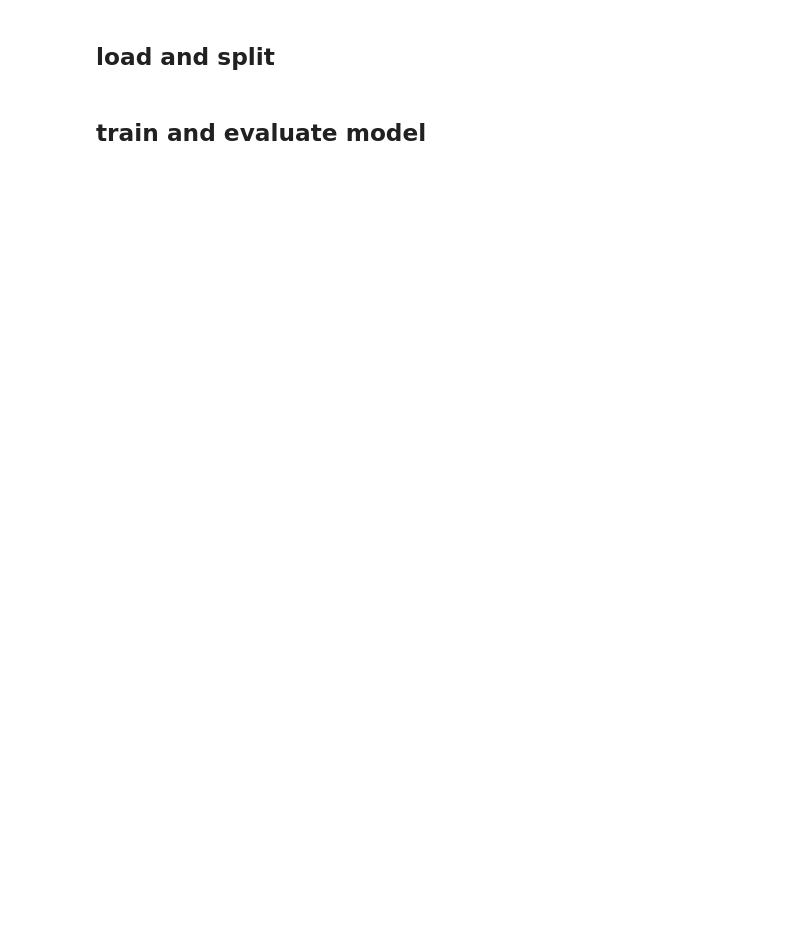
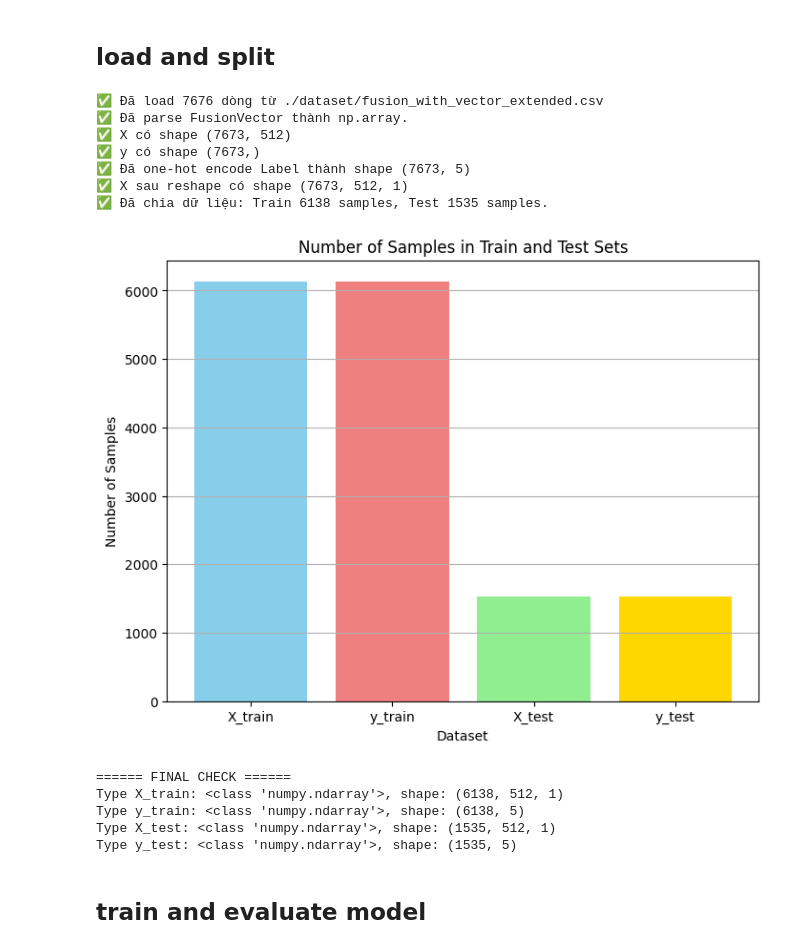
Before and after one commit to t4nti3n/powershell_detection_multimodel_multioutput, a Jupyter notebook: power_detector_extend.ipynb, the cells around one changed output. Cells and saved outputs as stored; diff of their text form; code cells hidden in the pictures; blank space fills up the shorter version.

```diff
--- a/power_detector_extend.ipynb
+++ b/power_detector_extend.ipynb
@@ -819,6 +1023,9 @@ except Exception as e:
     exit()
 
 print(f"✅ Đã load {len(df)} dòng từ {fusion_with_vector_csv}")
+
+# Chỉ giữ lại dòng có label hợp lệ
+df = df[df['Label'].apply(lambda x: isinstance(x, str) and x.strip() != '')]
 
 # ===== Parse FusionVector từ chuỗi sang np.array =====
 
@@ -861,33 +1068,47 @@ print(f"✅ X sau reshape có shape {X.shape}")
 X_train, X_test, y_train, y_test = train_test_split(X, y, test_size=0.2, random_state=42)
 
 print(f"✅ Đã chia dữ liệu: Train {X_train.shape[0]} samples, Test {X_test.shape[0]} samples.")
 
 # ===== Visualization: Số lượng mẫu train/test =====
 
 # Data for bar chart
 data = {
     'Dataset': ['X_train', 'y_train', 'X_test', 'y_test'],
     'Number of Samples': [X_train.shape[0], y_train.shape[0], X_test.shape[0], y_test.shape[0]]
 }
 
 df_vis = pd.DataFrame(data)
 
 # Create the bar chart
 plt.figure(figsize=(8, 6))
 plt.bar(df_vis['Dataset'], df_vis['Number of Samples'], color=['skyblue', 'lightcoral', 'lightgreen', 'gold'])
 plt.xlabel('Dataset')
 plt.ylabel('Number of Samples')
 plt.title('Number of Samples in Train and Test Sets')
 plt.grid(axis='y')
 plt.show()
 
 # ===== In lại kiểm tra cuối =====
 
 print("====== FINAL CHECK ======")
 print(f"Type X_train: {type(X_train)}, shape: {X_train.shape}")
 print(f"Type y_train: {type(y_train)}, shape: {y_train.shape}")
 print(f"Type X_test: {type(X_test)}, shape: {X_test.shape}")
 print(f"Type y_test: {type(y_test)}, shape: {y_test.shape}")
+# %% [output]
+✅ Đã load 7676 dòng từ ./dataset/fusion_with_vector_extended.csv
+✅ Đã parse FusionVector thành np.array.
+✅ X có shape (7673, 512)
+✅ y có shape (7673,)
+✅ Đã one-hot encode Label thành shape (7673, 5)
+✅ X sau reshape có shape (7673, 512, 1)
+✅ Đã chia dữ liệu: Train 6138 samples, Test 1535 samples.
+[figure, added]
+====== FINAL CHECK ======
+Type X_train: <class 'numpy.ndarray'>, shape: (6138, 512, 1)
+Type y_train: <class 'numpy.ndarray'>, shape: (6138, 5)
+Type X_test: <class 'numpy.ndarray'>, shape: (1535, 512, 1)
+Type y_test: <class 'numpy.ndarray'>, shape: (1535, 5)
 # %% [markdown]
 ## train and evaluate model
 # %%
```
Also changed, not shown: parts of 17 cells of this notebook.
